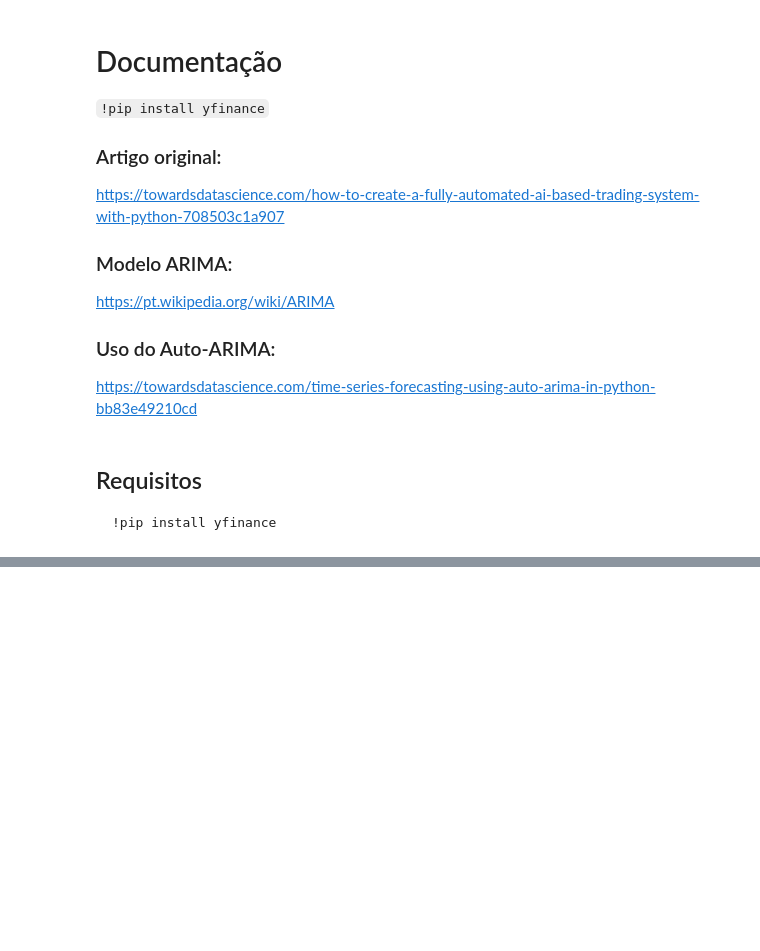
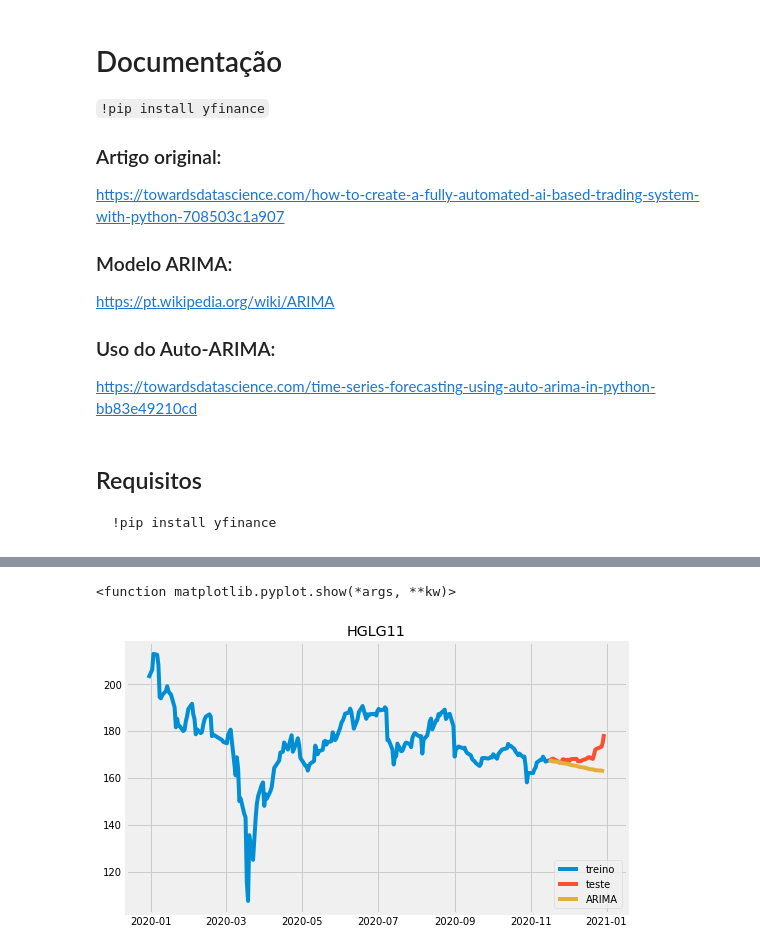
Before and after one commit to renatoreggiani/trAIding, a Jupyter notebook: python-ai-trading-pedro.ipynb, the cells around one changed output, grey strips where cells are left out. Saved outputs shown, nothing was run; the diff lists cells and outputs as text; code cells hidden in the pictures; blank space fills up the shorter version.

```diff
--- a/python-ai-trading-pedro.ipynb
+++ b/python-ai-trading-pedro.ipynb
@@ -71,0 +48,38 @@ True
+# %%
+my_arima = []
+my_sarima = []
+
+if os.path.isfile("files/db.json"):
+    with open('files/db.json') as jdata:
+        jdata = json.load(jdata)
+        if ticker in jdata.keys():
+            if "ARIMA" in jdata[ticker]:
+                my_arima.append(jdata[ticker]["ARIMA"]["parametros"][0])
+                my_arima.append(jdata[ticker]["ARIMA"]["parametros"][1])
+                my_arima.append(jdata[ticker]["ARIMA"]["parametros"][2])
+            else:
+                arima_model = get_auto_arima(train)
+                my_arima.append(arima_model.order[0])
+                my_arima.append(arima_model.order[1])
+                my_arima.append(arima_model.order[2])
+                print("salvar no JSON")
+            if "SARIMA" in jdata[ticker]:
+                my_sarima.append(jdata[ticker]["SARIMA"]["parametros"][0])
+                my_sarima.append(jdata[ticker]["SARIMA"]["parametros"][1])
+                my_sarima.append(jdata[ticker]["SARIMA"]["parametros"][2])
+                my_sarima.append(jdata[ticker]["SARIMA"]["parametros"][3])
+                my_sarima.append(jdata[ticker]["SARIMA"]["parametros"][4])
+                my_sarima.append(jdata[ticker]["SARIMA"]["parametros"][5])
+                my_sarima.append(jdata[ticker]["SARIMA"]["parametros"][6])
+            else:
+                print('rodar sarima '+ticker)
+            if "TensorFlow" in jdata[ticker]:
+                print(jdata[ticker]["TensorFlow"]["parametros"])
+            else:
+                print('rodar Tensor Flow '+ticker)
+        else:
+            print('rodar todos')
+            arima_model = get_auto_arima(train)
+            my_arima.append(arima_model.order[0])
+            my_arima.append(arima_model.order[1])
+            my_arima.append(arima_model.order[2])
@@ -72,3 +94,5 @@ True
 # %%
 def desvio(registro):
     return ((registro['predição']/registro['valor'])-1)*100
+# %%
+df_arima = arima_forecast(train, next=n_steps, p=my_arima[0], d=my_arima[1], q=my_arima[2])
@@ -75,5 +128,4 @@ def desvio(registro):
 # %%
-df = pd.DataFrame({'predição':arima_model.predict(n_periods=n_steps),'valor':test}, index=test.index)
-df['desvio (%)'] = df.apply(desvio, axis=1)
+df = pd.DataFrame({'ARIMA':df_arima,'valor':test}, index=test.index)
 prd = df
 df
@@ -80,8 +151,11 @@ df
 # %%
 plt.figure(figsize=(8,5))
 plt.plot(train, label="treino")
 plt.plot(test, label="teste")
-plt.plot(prd['predição'], label="predicao")
+plt.plot(prd['ARIMA'], label="ARIMA")
 plt.legend(loc='lower right')
 plt.title(label=ticker)
 plt.show
+# %% [output]
+<function matplotlib.pyplot.show(*args, **kw)>
+[figure, added]
```
Also changed, not shown: parts of 13 cells of this notebook, 4 other files.
